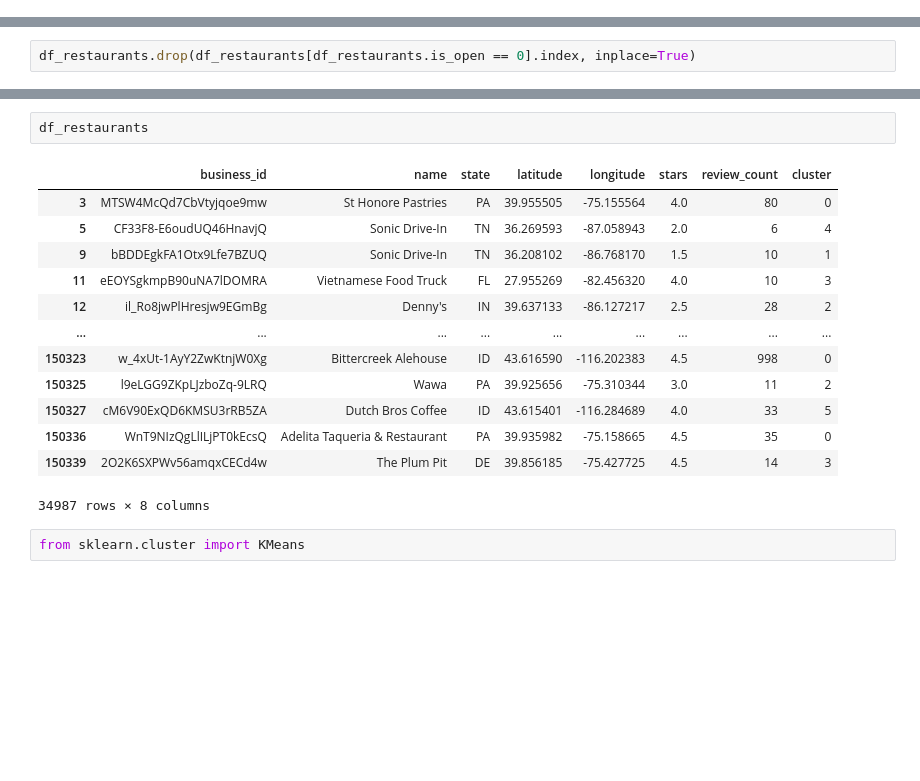
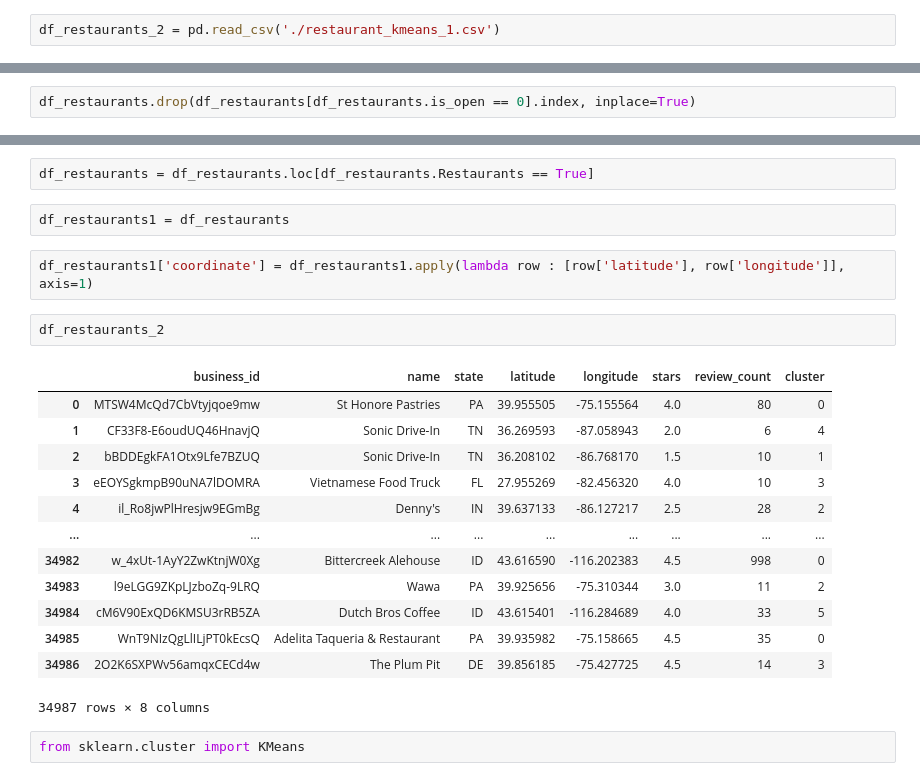
Before and after one commit to CUBigDataClass/team_akhil, a Jupyter notebook: YELP-REC.ipynb, the cells around one changed output, grey strips where cells are left out. Drawn from its saved outputs; the diff is of its cells as text; blank space fills up the shorter version.

```diff
--- a/YELP-REC.ipynb
+++ b/YELP-REC.ipynb
@@ -28,6 +28,8 @@ warnings.filterwarnings('ignore')
 from food_extractor.food_model import FoodModel
 # %%
 df_restaurants = pd.read_json('./new_pickles/restaurant_kmeans.json', orient = 'split', compression = 'infer')
+# %%
+df_restaurants_2 = pd.read_csv('./restaurant_kmeans_1.csv')
 # %%
 df_restaurants.to_csv('./restaurant_kmeans_1.csv', index=False)
 # %%
@@ -55,19 +55,25 @@ df_restaurants = df_restaurants.loc[df_restaurants.Restaurants == True]
+# %%
+df_restaurants = df_restaurants.loc[df_restaurants.Restaurants == True]
 # %%
-df_restaurants
+df_restaurants1 = df_restaurants
-# %% [output]
-|  | business_id | name | state | latitude | longitude | stars | review_count | cluster |
-| 3 | MTSW4McQd7CbVtyjqoe9mw | St Honore Pastries | PA | 39.955505 | -75.155564 | 4.0 | 80 | 0 |
-| 5 | CF33F8-E6oudUQ46HnavjQ | Sonic Drive-In | TN | 36.269593 | -87.058943 | 2.0 | 6 | 4 |
-| 9 | bBDDEgkFA1Otx9Lfe7BZUQ | Sonic Drive-In | TN | 36.208102 | -86.768170 | 1.5 | 10 | 1 |
-| 11 | eEOYSgkmpB90uNA7lDOMRA | Vietnamese Food Truck | FL | 27.955269 | -82.456320 | 4.0 | 10 | 3 |
-| 12 | il_Ro8jwPlHresjw9EGmBg | Denny's | IN | 39.637133 | -86.127217 | 2.5 | 28 | 2 |
-| ... | ... | ... | ... | ... | ... | ... | ... | ... |
-| 150323 | w_4xUt-1AyY2ZwKtnjW0Xg | Bittercreek Alehouse | ID | 43.616590 | -116.202383 | 4.5 | 998 | 0 |
-| 150325 | l9eLGG9ZKpLJzboZq-9LRQ | Wawa | PA | 39.925656 | -75.310344 | 3.0 | 11 | 2 |
-| 150327 | cM6V90ExQD6KMSU3rRB5ZA | Dutch Bros Coffee | ID | 43.615401 | -116.284689 | 4.0 | 33 | 5 |
-| 150336 | WnT9NIzQgLlILjPT0kEcsQ | Adelita Taqueria & Restaurant | PA | 39.935982 | -75.158665 | 4.5 | 35 | 0 |
-| 150339 | 2O2K6SXPWv56amqxCECd4w | The Plum Pit | DE | 39.856185 | -75.427725 | 4.5 | 14 | 3 |
-34987 rows × 8 columns
+# %%
+df_restaurants1['coordinate'] = df_restaurants1.apply(lambda row : [row['latitude'], row['longitude']], axis=1)
+# %%
+df_restaurants_2
+# %% [output]
+|  | business_id | name | state | latitude | longitude | stars | review_count | cluster |
+| 0 | MTSW4McQd7CbVtyjqoe9mw | St Honore Pastries | PA | 39.955505 | -75.155564 | 4.0 | 80 | 0 |
+| 1 | CF33F8-E6oudUQ46HnavjQ | Sonic Drive-In | TN | 36.269593 | -87.058943 | 2.0 | 6 | 4 |
+| 2 | bBDDEgkFA1Otx9Lfe7BZUQ | Sonic Drive-In | TN | 36.208102 | -86.768170 | 1.5 | 10 | 1 |
+| 3 | eEOYSgkmpB90uNA7lDOMRA | Vietnamese Food Truck | FL | 27.955269 | -82.456320 | 4.0 | 10 | 3 |
+| 4 | il_Ro8jwPlHresjw9EGmBg | Denny's | IN | 39.637133 | -86.127217 | 2.5 | 28 | 2 |
+| ... | ... | ... | ... | ... | ... | ... | ... | ... |
+| 34982 | w_4xUt-1AyY2ZwKtnjW0Xg | Bittercreek Alehouse | ID | 43.616590 | -116.202383 | 4.5 | 998 | 0 |
+| 34983 | l9eLGG9ZKpLJzboZq-9LRQ | Wawa | PA | 39.925656 | -75.310344 | 3.0 | 11 | 2 |
+| 34984 | cM6V90ExQD6KMSU3rRB5ZA | Dutch Bros Coffee | ID | 43.615401 | -116.284689 | 4.0 | 33 | 5 |
+| 34985 | WnT9NIzQgLlILjPT0kEcsQ | Adelita Taqueria & Restaurant | PA | 39.935982 | -75.158665 | 4.5 | 35 | 0 |
+| 34986 | 2O2K6SXPWv56amqxCECd4w | The Plum Pit | DE | 39.856185 | -75.427725 | 4.5 | 14 | 3 |
+34987 rows × 8 columns
 # %%
 from sklearn.cluster import KMeans
 # %%
```
Also changed, not shown: parts of 3 cells of this notebook, 3 other files.
